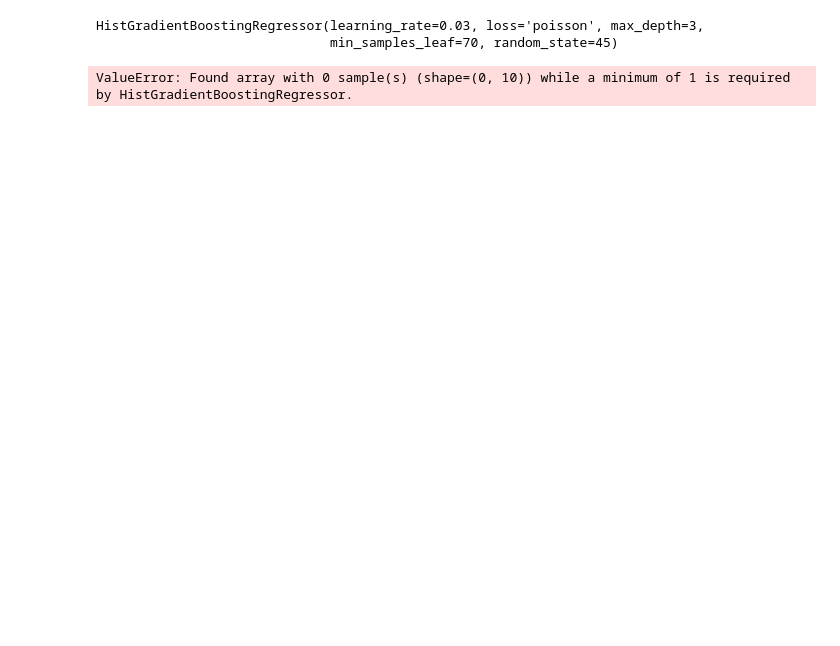
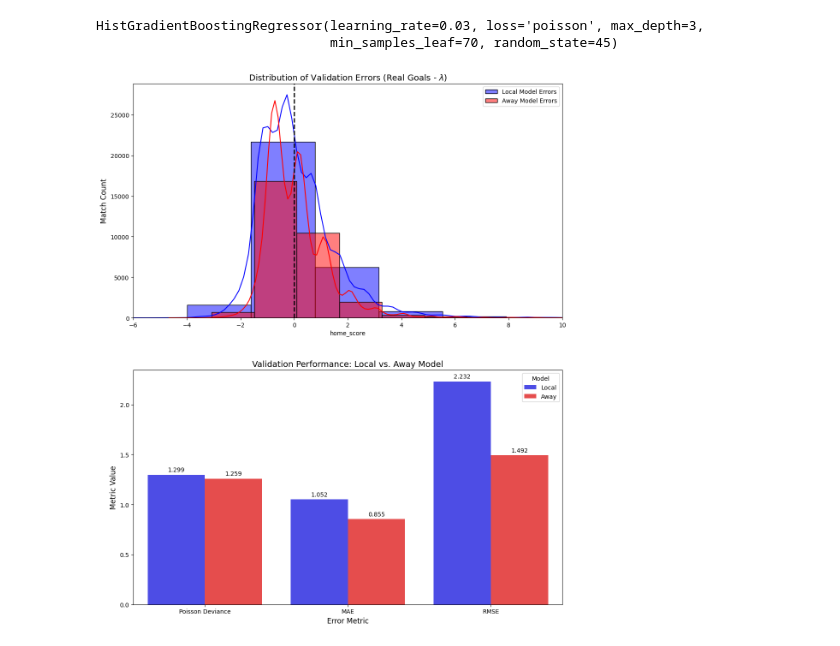
Before and after one commit to nandogm-999/predictor_partidos, a Jupyter notebook: 1.4_prueba_HistGradientBoostingRegressor.ipynb, the cells around one changed output. Saved outputs shown, nothing was run; the diff lists cells and outputs as text; code cells hidden in the pictures; blank space fills up the shorter version.

Commit message:
feat: cambio error con los empates

```diff
--- a/1.4_prueba_HistGradientBoostingRegressor.ipynb
+++ b/1.4_prueba_HistGradientBoostingRegressor.ipynb
@@ -6,5 +9,5 @@ from scipy.stats import poisson
 # %%
-df = pd.read_csv('data/processed_data.csv')
+df = pd.read_csv('data/processed_data_last_3.csv')
 
 features = [
 'diff_elo',
@@ -22,10 +25,11 @@ features = [
 df_train = df[df["date"] < "2026-05-01"]
 df_train = df_train.dropna(subset=features)
 
-df_train = df_train[(df_train["date"] < "2023-06-01") ].copy()
+df_train = df_train[(df_train["date"] < "2024-01-01") ].copy()
 X_train = df_train[features]
 y_train = df_train["result"]
-df_test = df_train[(df_train["date"] >= "2023-06-01") ].copy()
+df_test = df[(df["date"] >= "2024-01-01") ].copy()
+df_test = df[(df["date"] < "2026-05-01") ].copy()
 X_test = df_test[features]
 y_test = df_test["result"]
 y_test
@@ -60,22 +64,53 @@ model_goals_away.fit(X_train, y_train_away)
 HistGradientBoostingRegressor(learning_rate=0.03, loss='poisson', max_depth=3,
                               min_samples_leaf=70, random_state=45)
 # %%
-import matplotlib.pyplot as plt
-import seaborn as sns
-from sklearn.metrics import mean_poisson_deviance, mean_absolute_error, mean_squared_error
-
-
 lambda_test_local = model_goals_local.predict(X_test)
 lambda_test_away = model_goals_away.predict(X_test)
 
 
 deviance_local = mean_poisson_deviance(y_test_local, lambda_test_local)
 deviance_away = mean_poisson_deviance(y_test_away, lambda_test_away)
 
 mae_local = mean_absolute_error(y_test_local, lambda_test_local)
 mae_away = mean_absolute_error(y_test_away, lambda_test_away)
 
 rmse_local = mean_squared_error(y_test_local, lambda_test_local)
 rmse_away = mean_squared_error(y_test_away, lambda_test_away)
+
+
+residue_local = y_test_local - lambda_test_local
+residue_away = y_test_away - lambda_test_away
+
+# Prepare metrics dataframe for the bar plot
+metrics_data = {
+    'Metric': ['Poisson Deviance', 'Poisson Deviance', 'MAE', 'MAE', 'RMSE', 'RMSE'],
+    'Model': ['Local', 'Away', 'Local', 'Away', 'Local', 'Away'],
+    'Value': [deviance_local, deviance_away, mae_local, mae_away, rmse_local, rmse_away]
+}
+df_metrics = pd.DataFrame(metrics_data)
+
+# Grid layout: 2 rows, 1 column
+fig, axes = plt.subplots(2, 1, figsize=(12, 14))
+
+
+sns.histplot(residue_local, kde=True, color='blue', alpha=0.5, label='Local Model Errors', ax=axes[0], bins=15)
+sns.histplot(residue_away, kde=True, color='red', alpha=0.5, label='Away Model Errors', ax=axes[0], bins=15)
+axes[0].axvline(0, color='black', linestyle='--', linewidth=2)
+axes[0].set_title('Distribution of Validation Errors (Real Goals - $\lambda$)', fontsize=14)
+axes[0].set_ylabel('Match Count', fontsize=12)
+axes[0].set_xlim(-6, 10)
+axes[0].legend()
+
+sns.barplot(x='Metric', y='Value', hue='Model', data=df_metrics, ax=axes[1], palette=['blue', 'red'], alpha=0.8)
+axes[1].set_title('Validation Performance: Local vs. Away Model', fontsize=14)
+axes[1].set_xlabel('Error Metric', fontsize=12)
+axes[1].set_ylabel('Metric Value', fontsize=12)
+
+
+for container in axes[1].containers:
+    axes[1].bar_label(container, fmt='%.3f', padding=3)
+
+plt.tight_layout(pad=4.0)
+plt.show()
 # %% [output]
-ValueError: Found array with 0 sample(s) (shape=(0, 10)) while a minimum of 1 is required by HistGradientBoostingRegressor.
+[figure, added]
```
Also changed, not shown: parts of 4 cells of this notebook.
